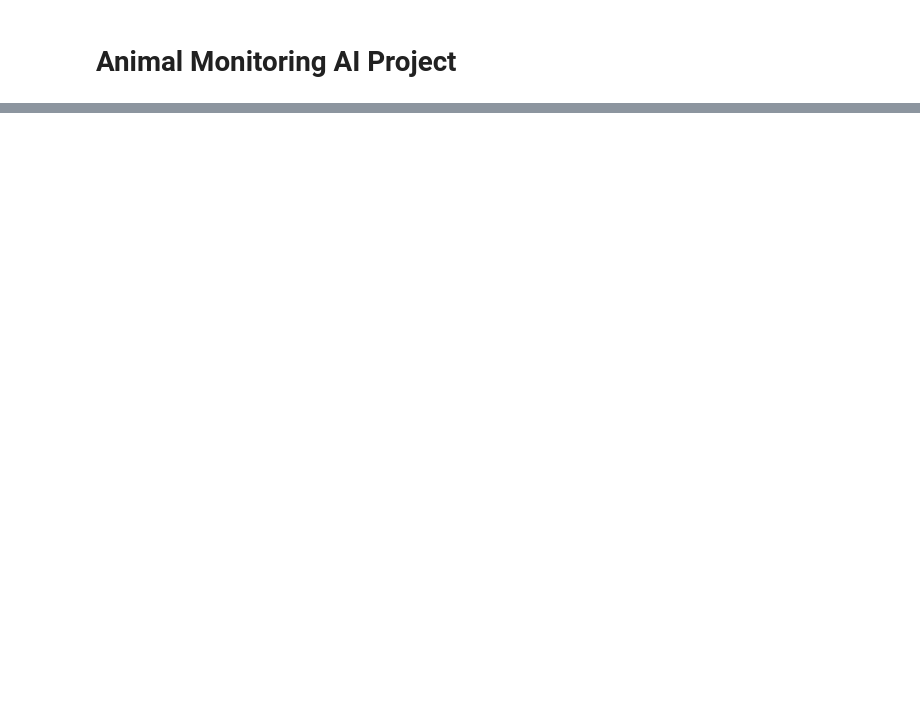
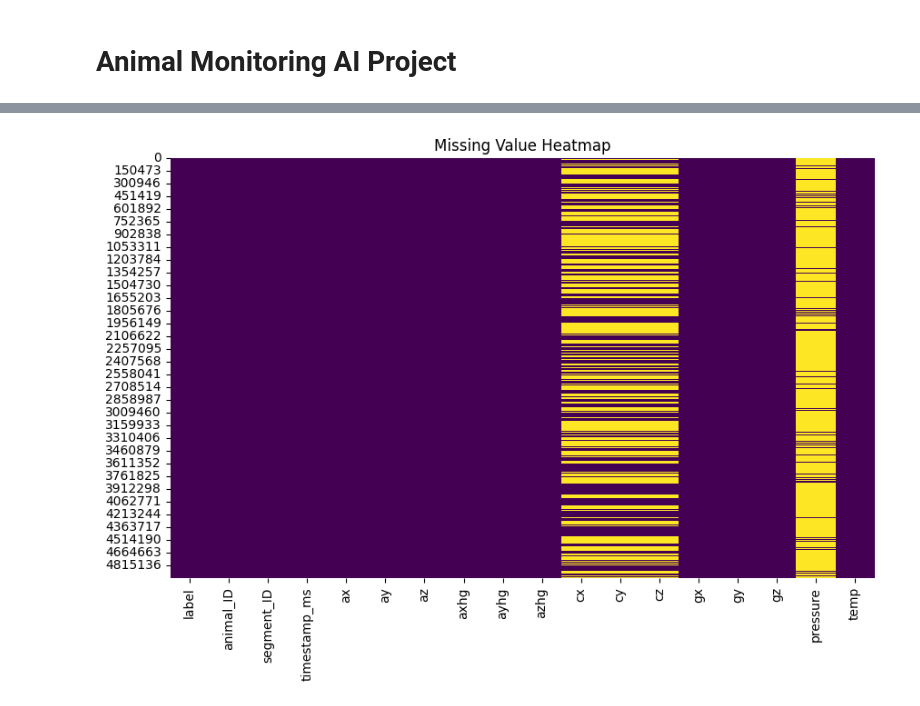
Before and after one commit to SharathRajMohan/AnimalCollarAI, a Jupyter notebook: AnimalMonitoring.ipynb, the cells around one changed output, grey strips where cells are left out. Drawn from its saved outputs; the diff is of its cells as text; code cells hidden in the pictures; blank space fills up the shorter version.

```diff
--- a/AnimalMonitoring.ipynb
+++ b/AnimalMonitoring.ipynb
@@ -24,3 +29,0 @@ To adjust logging level use sc.setLogLevel(newLevel). For SparkR, use setLogLeve
-# %%
-# Read the CSV file into a DataFrame
-df = spark.read.csv(f"{sheep_path}/s1.csv", header=True, inferSchema=True)
@@ -87,0 +30,9 @@ AttributeError: 'DataFrame' object has no attribute 'isnull'
+# %%
+
+# Load Sheep Data
+sheep_files = os.listdir(sheep_path)
+for file_name in sheep_files:
+    if file_name.endswith('.csv'):
+        file_path = os.path.join(sheep_path, file_name)
+        df = pd.read_csv(file_path)
+        dfs_sheep.append(df)
@@ -87,0 +48,11 @@ AttributeError: 'DataFrame' object has no attribute 'isnull'
+# %%
+# Concatenate all Sheep and Goat DataFrames
+data_sheep = pd.concat(dfs_sheep, ignore_index=True)
+data_goat = pd.concat(dfs_goat, ignore_index=True)
+
+# Display the first few rows of the merged datasets
+print("Sheep Data:")
+print(data_sheep.head())
+
+print("\nGoat Data:")
+print(data_goat.head())
@@ -87,0 +79,7 @@ AttributeError: 'DataFrame' object has no attribute 'isnull'
+# %%
+# Define a function to plot missing value heatmap
+def plot_missing_heatmap(data):
+    plt.figure(figsize=(10, 6))
+    sns.heatmap(data.isnull(), cbar=False, cmap='viridis')
+    plt.title('Missing Value Heatmap')
+    plt.show()
@@ -87,0 +143,5 @@ AttributeError: 'DataFrame' object has no attribute 'isnull'
+# %%
+# Plot missing value heatmap for Sheep Data
+plot_missing_heatmap(data_sheep)
+# %% [output]
+[figure, added]
```
Also changed, not shown: parts of 34 cells of this notebook.
